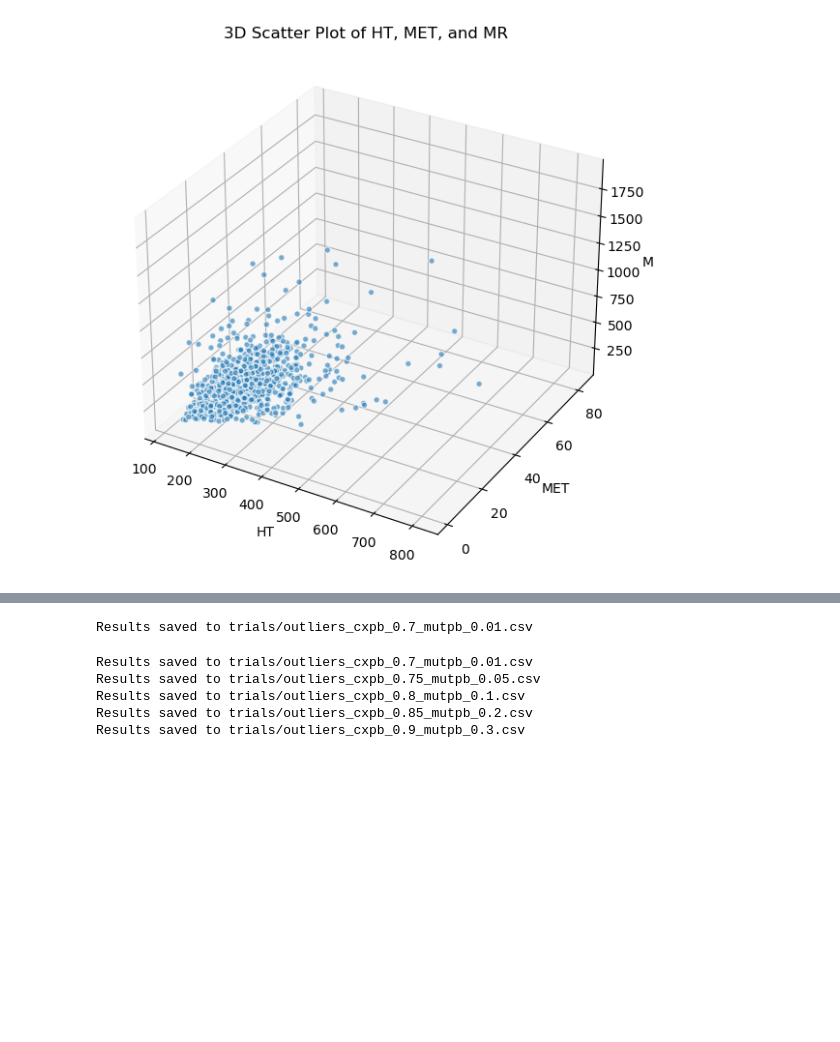
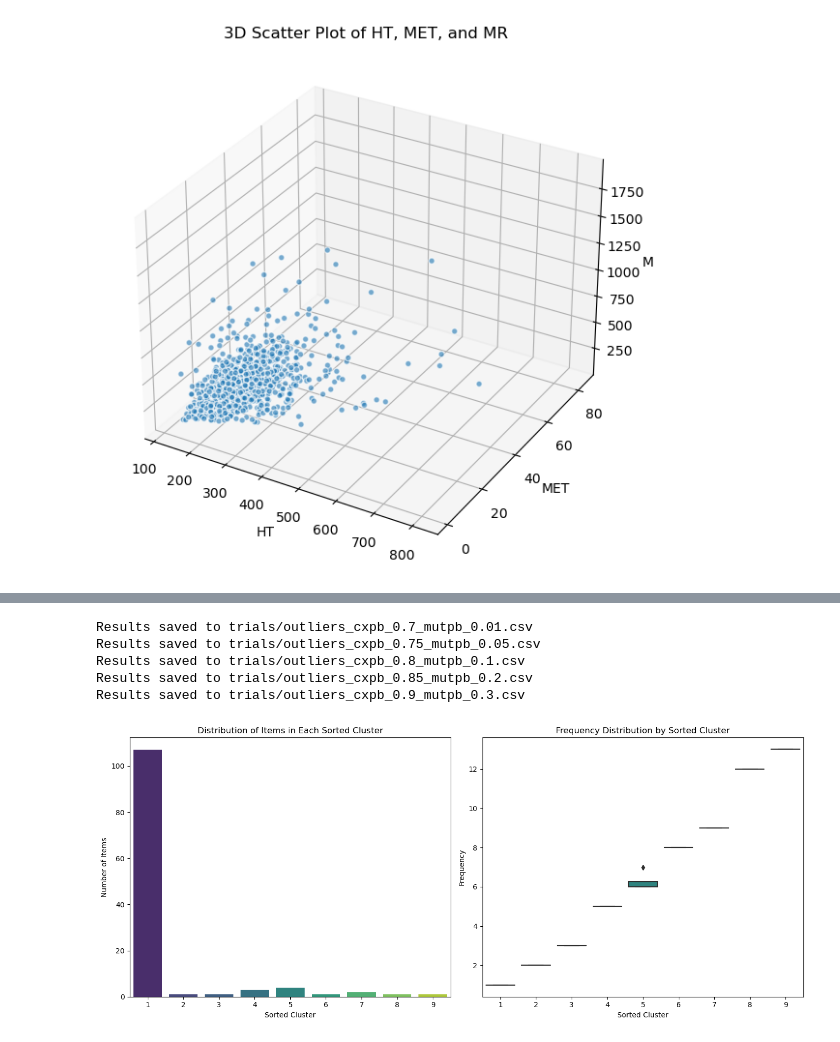
Before and after one commit to rtenacity/dark-matter-genetic, a Jupyter notebook: main.ipynb, the cells around one changed output, grey strips where cells are left out. Cells and saved outputs as stored; diff of their text form; code cells hidden in the pictures; blank space fills up the shorter version.

Commit message:
graph stuff

```diff
--- a/main.ipynb
+++ b/main.ipynb
@@ -160,10 +162,6 @@ def run_ga_experiments(CXPB, MUTPB):
     results_df.to_csv(output_path, index=False)
 
     print (f"Results saved to {output_path}")
-
-run_ga_experiments(CXPB=0.7, MUTPB=0.01)
-# %% [output]
-Results saved to trials/outliers_cxpb_0.7_mutpb_0.01.csv
 # %%
 run_ga_experiments(CXPB=0.7, MUTPB=0.01)
 run_ga_experiments(CXPB=0.75, MUTPB=0.05)
@@ -178,0 +244,4 @@ Results saved to trials/outliers_cxpb_0.9_mutpb_0.3.csv
+# %%
+analyze_and_plot_clusters('trials/outliers_cxpb_0.7_mutpb_0.01.csv')
+# %% [output]
+[figure, added]
```
Also changed, not shown: parts of 8 cells of this notebook, 5 other files.
